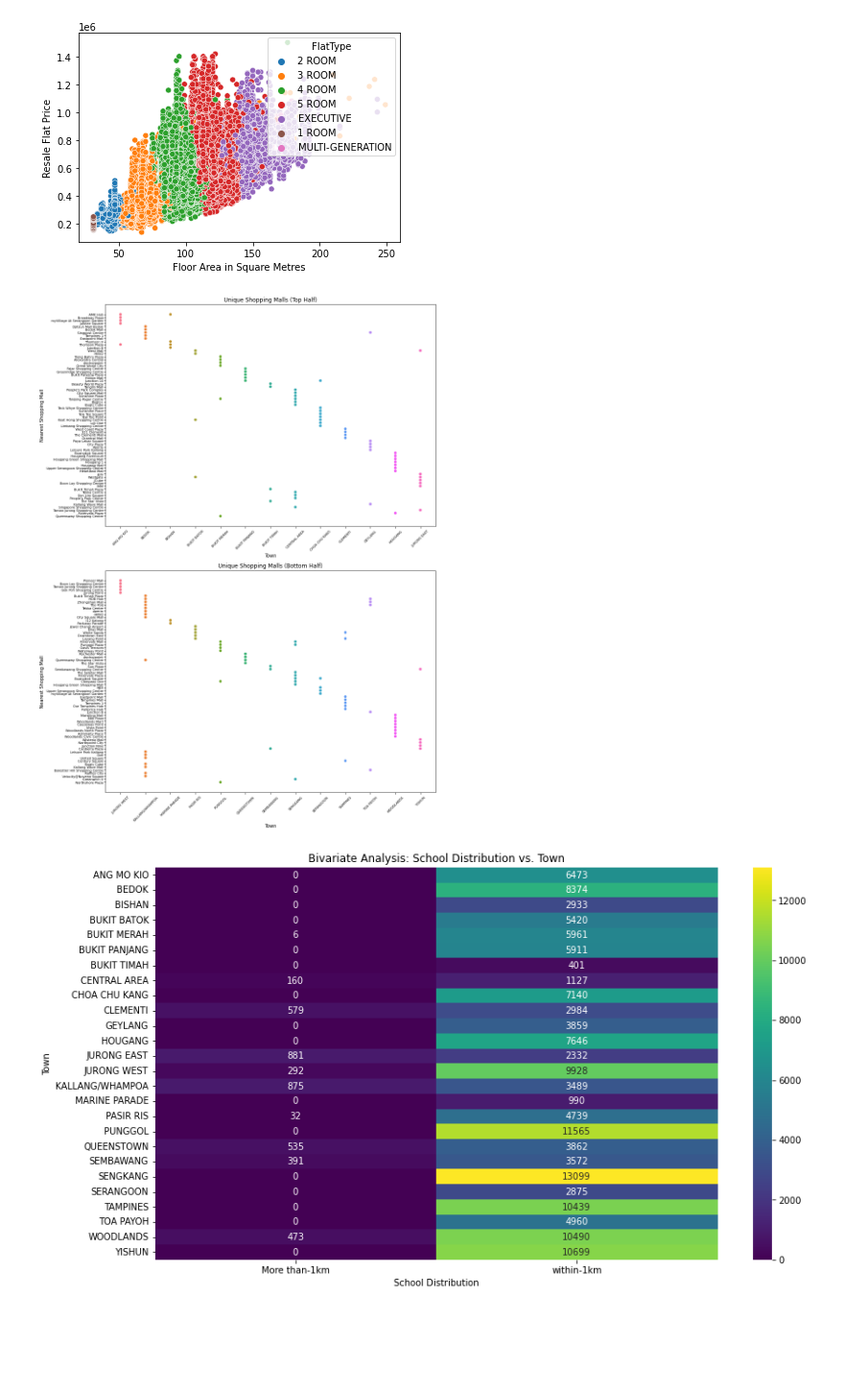
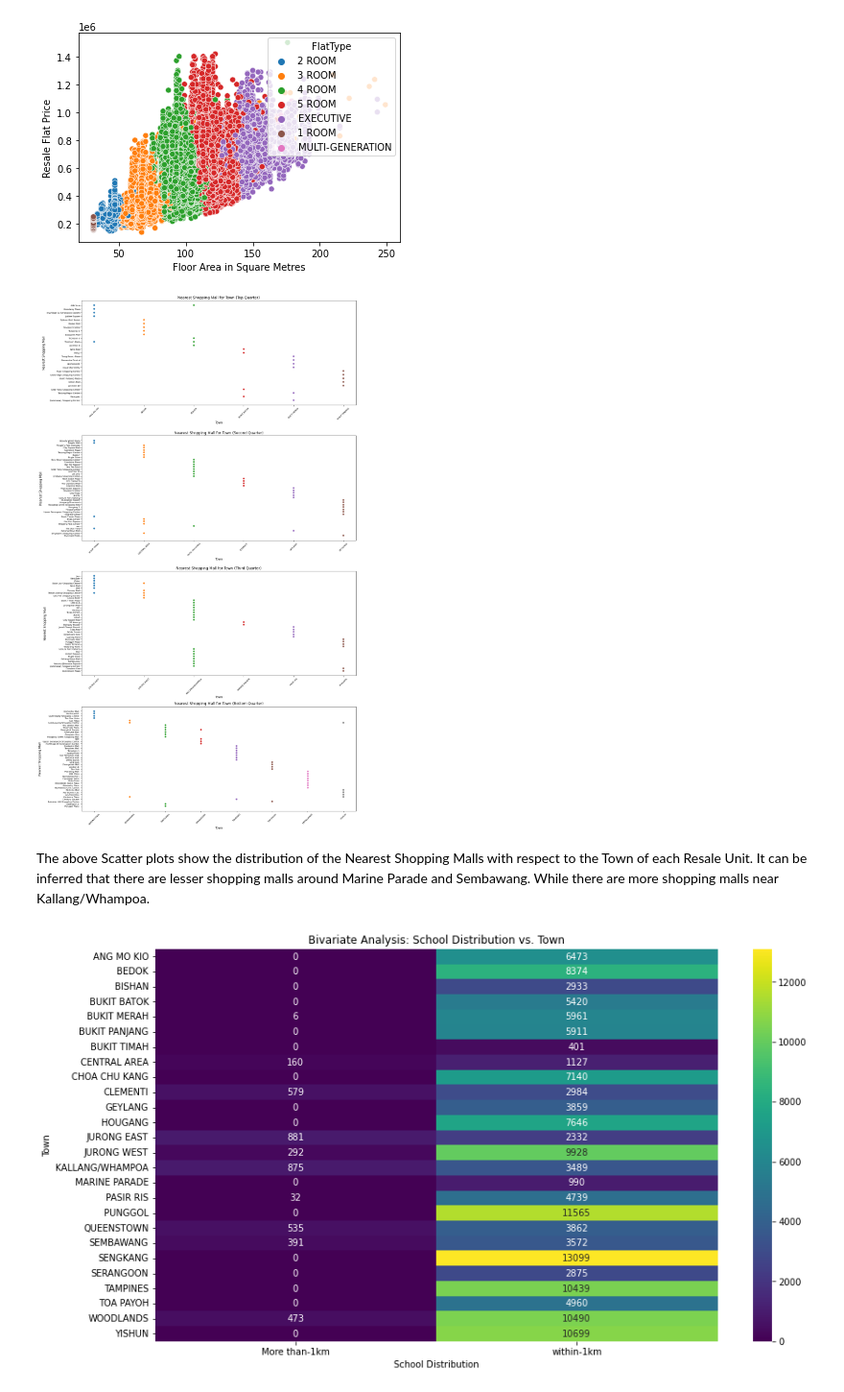
Before and after one commit to DheepthaRajesh/dheeptha_rajesh, a Jupyter notebook: Final-Predict-Public-Housing-Prices.ipynb, the cells around one changed output. Shown at 96% size. Saved outputs shown, nothing was run; the diff lists cells and outputs as text; code cells hidden in the pictures; blank space fills up the shorter version.

```diff
--- a/Final-Predict-Public-Housing-Prices.ipynb
+++ b/Final-Predict-Public-Housing-Prices.ipynb
@@ -351,45 +380,64 @@ plt.show()
 # %% [output]
 [figure]
 # %%
-# Scatter plot is used to visualize the distribution of unique shopping malls for each town,
-# with towns represented on the x-axis and shopping malls represented on the y-axis.
-
 df_final['NearestShoppingMall'] = df_final['NearestShoppingMall'].astype(str)
 
 # Get unique shopping malls for each town
 unique_shopping_malls = df_final.groupby('Town')['NearestShoppingMall'].unique()
 
-# Split unique shopping malls into two halves for better readability
-half_point = len(unique_shopping_malls) // 2
-top_half = unique_shopping_malls.iloc[:half_point]
-bottom_half = unique_shopping_malls.iloc[half_point:]
+# Split unique shopping malls into quarters for better readability
+quarter_point = len(unique_shopping_malls) // 4
+top_quarter = unique_shopping_malls.iloc[:quarter_point]
+second_quarter = unique_shopping_malls.iloc[quarter_point:2*quarter_point]
+third_quarter = unique_shopping_malls.iloc[2*quarter_point:3*quarter_point]
+bottom_quarter = unique_shopping_malls.iloc[3*quarter_point:]
 
-# Create two separate plots to prevent axes label overlapping
-fig, axes = plt.subplots(2, 1, figsize=(12, 16))
+# Create four separate plots
+fig, axes = plt.subplots(4, 1, figsize=(15, 25))
 
-# Plot top half
-sns.scatterplot(data=df_final[df_final['Town'].isin(top_half.index)], x='Town', y='NearestShoppingMall', ax=axes[0], hue='Town', legend=False)
+# Plot top quarter
+sns.scatterplot(data=df_final[df_final['Town'].isin(top_quarter.index)], x='Town', y='NearestShoppingMall', ax=axes[0], hue='Town', legend=False)
 axes[0].set_xlabel('Town')
 axes[0].set_ylabel('Nearest Shopping Mall')
-axes[0].set_title('Unique Shopping Malls (Top Half)')
+axes[0].set_title('Nearest Shopping Mall for Town (Top Quarter)')
 axes[0].tick_params(axis='x', rotation=45)
 axes[0].tick_params(axis='x', labelsize=7)
-axes[0].tick_params(axis='y', labelsize=7, pad=1)
+axes[0].tick_params(axis='y', labelsize=7, pad=2)
 
-# Plot bottom half
-sns.scatterplot(data=df_final[df_final['Town'].isin(bottom_half.index)], x='Town', y='NearestShoppingMall', ax=axes[1], hue='Town', legend=False)
+# Plot second quarter
+sns.scatterplot(data=df_final[df_final['Town'].isin(second_quarter.index)], x='Town', y='NearestShoppingMall', ax=axes[1], hue='Town', legend=False)
 axes[1].set_xlabel('Town')
 axes[1].set_ylabel('Nearest Shopping Mall')
-axes[1].set_title('Unique Shopping Malls (Bottom Half)')
+axes[1].set_title('Nearest Shopping Mall for Town (Second Quarter)')
 axes[1].tick_params(axis='x', rotation=45)
 axes[1].tick_params(axis='x', labelsize=7)
-axes[1].tick_params(axis='y', labelsize=7, pad=1)
+axes[1].tick_params(axis='y', labelsize=7, pad=2)
+
+
+# Plot third quarter
+sns.scatterplot(data=df_final[df_final['Town'].isin(third_quarter.index)], x='Town', y='NearestShoppingMall', ax=axes[2], hue='Town', legend=False)
+axes[2].set_xlabel('Town')
+axes[2].set_ylabel('Nearest Shopping Mall')
+axes[2].set_title('Nearest Shopping Mall for Town (Third Quarter)')
+axes[2].tick_params(axis='x', rotation=45)
+axes[2].tick_params(axis='x', labelsize=7)
+axes[2].tick_params(axis='y', labelsize=7, pad=2)
+
+# Plot bottom quarter
+sns.scatterplot(data=df_final[df_final['Town'].isin(bottom_quarter.index)], x='Town', y='NearestShoppingMall', ax=axes[3], hue='Town', legend=False)
+axes[3].set_xlabel('Town')
+axes[3].set_ylabel('Nearest Shopping Mall')
+axes[3].set_title('Nearest Shopping Mall for Town (Bottom Quarter)')
+axes[3].tick_params(axis='x', rotation=45)
+axes[3].tick_params(axis='x', labelsize=7)
+axes[3].tick_params(axis='y', labelsize=7, pad=5)
 
 plt.tight_layout()
-plt.xticks(rotation=45)
 plt.show()
 # %% [output]
-[figure, old version]
+[figure, new version]
+# %% [markdown]
+The above Scatter plots show the distribution of the Nearest Shopping Malls with respect to the Town of each Resale Unit. It can be inferred that there are lesser shopping malls around Marine Parade and Sembawang. While there are more shopping malls near Kallang/Whampoa.
 # %%
 
 # Create a cross-tabulation of 'SchoolDistribution' and 'Town'
```
Also changed, not shown: parts of 3 cells of this notebook.
